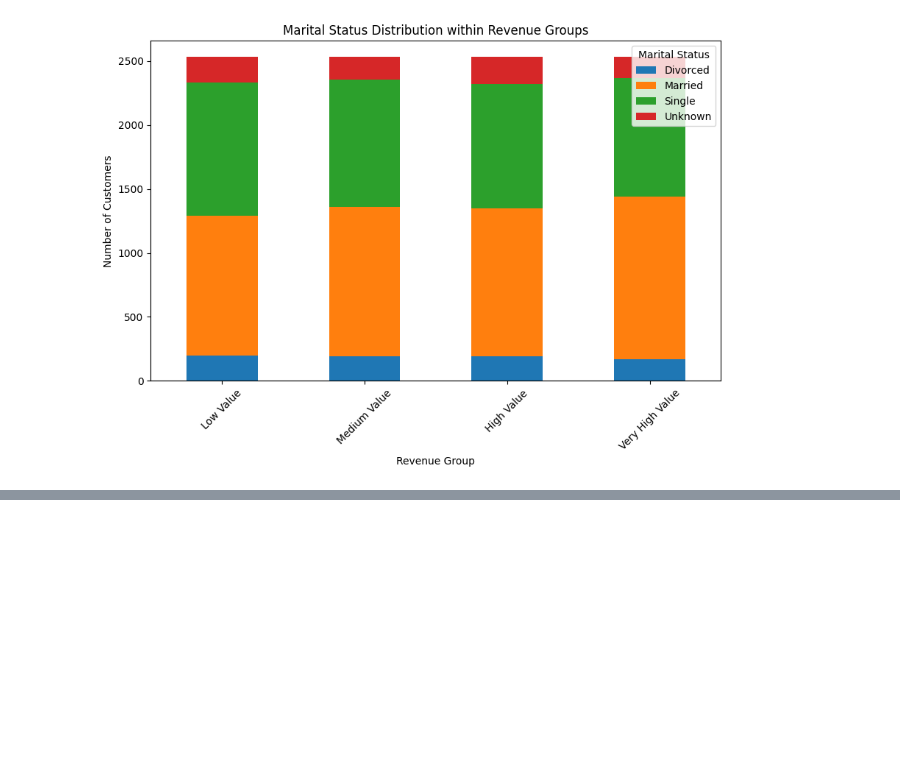
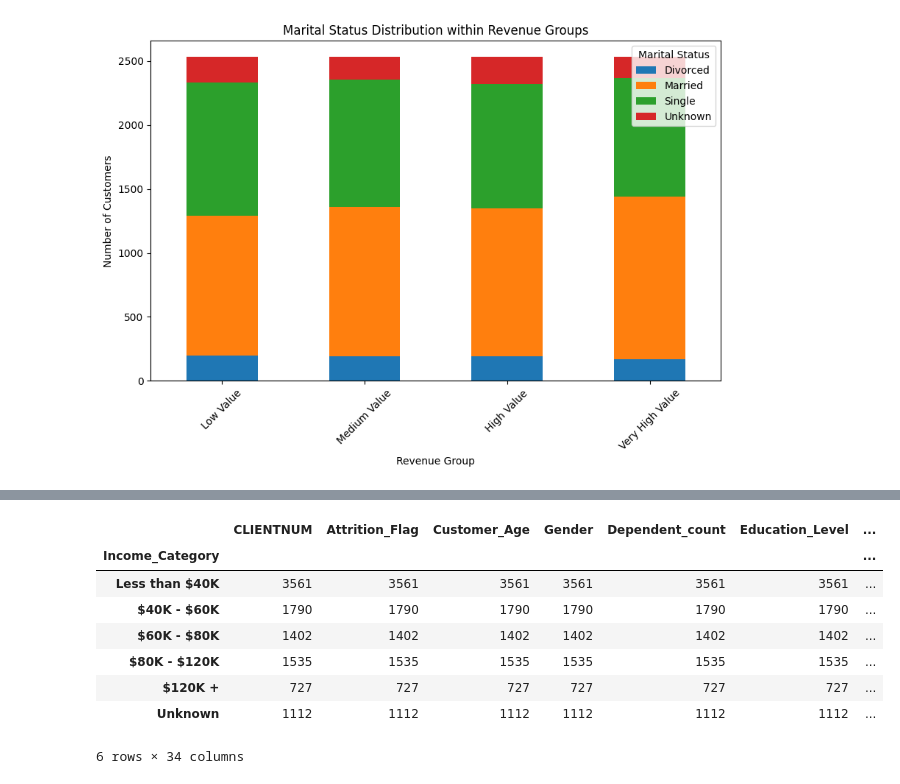
Before and after one commit to NickSordi/FU6520_NS, a Jupyter notebook: CLV/Survival copy.ipynb, the cells around one changed output, grey strips where cells are left out. Drawn from its saved outputs; the diff is of its cells as text; code cells hidden in the pictures; blank space fills up the shorter version.

```diff
--- a/CLV/Survival copy.ipynb
+++ b/CLV/Survival copy.ipynb
@@ -689,0 +792,12 @@ plt.show()
+# %%
+df.groupby(["Income_Category"]).count()
+# %% [output]
+|  | CLIENTNUM | Attrition_Flag | Customer_Age | Gender | Dependent_count | Education_Level | ... |
+| Income_Category |  |  |  |  |  |  | ... |
+| Less than $40K | 3561 | 3561 | 3561 | 3561 | 3561 | 3561 | ... |
+| $40K - $60K | 1790 | 1790 | 1790 | 1790 | 1790 | 1790 | ... |
+| $60K - $80K | 1402 | 1402 | 1402 | 1402 | 1402 | 1402 | ... |
+| $80K - $120K | 1535 | 1535 | 1535 | 1535 | 1535 | 1535 | ... |
+| $120K + | 727 | 727 | 727 | 727 | 727 | 727 | ... |
+| Unknown | 1112 | 1112 | 1112 | 1112 | 1112 | 1112 | ... |
+6 rows × 34 columns
```
Also changed, not shown: parts of 15 cells of this notebook, 6 other files.
